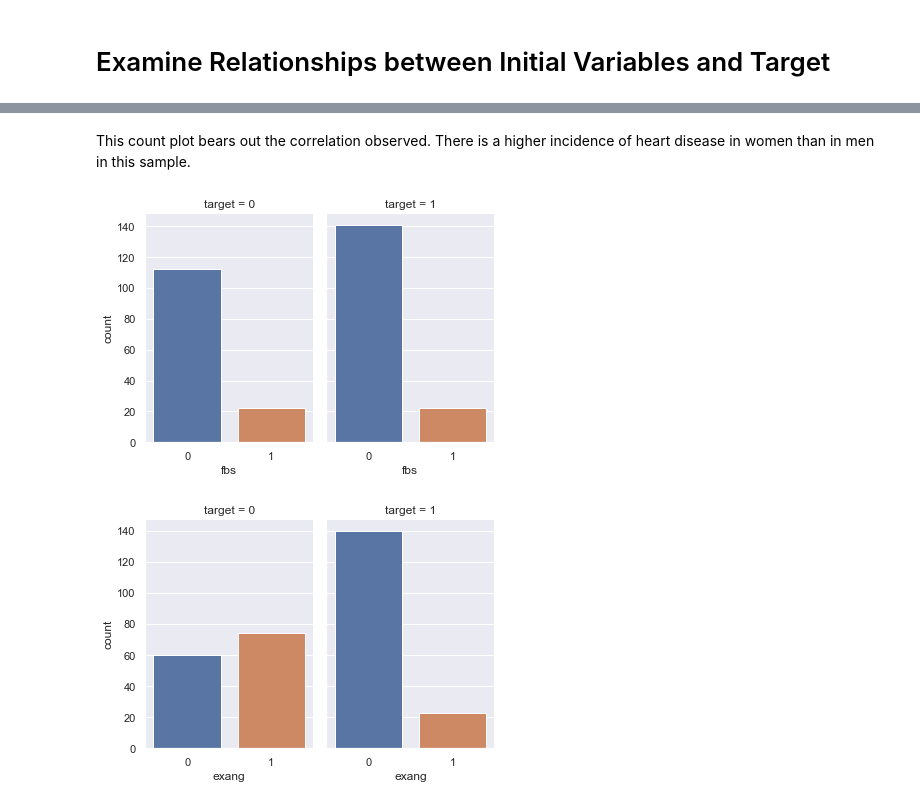
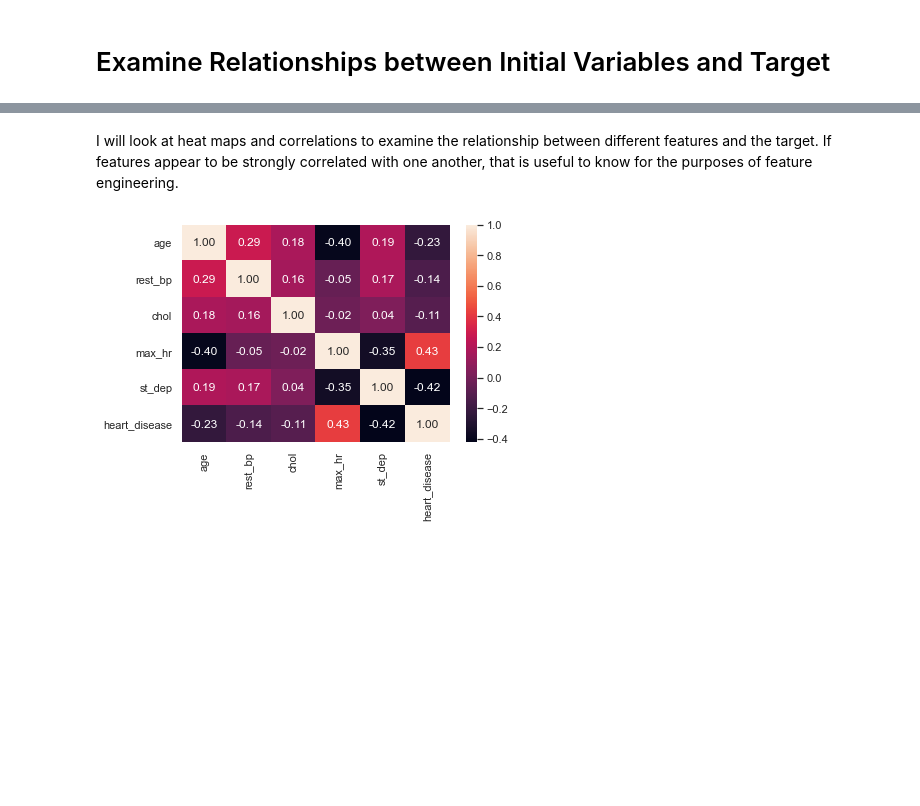
Before and after one commit to sfreymiller/Heart_Disease_EDA, a Jupyter notebook: Heart_Disease_EDA.ipynb, the cells around one changed output, grey strips where cells are left out. Cells and saved outputs as stored; diff of their text form; code cells hidden in the pictures; blank space fills up the shorter version.

```diff
--- a/Heart_Disease_EDA.ipynb
+++ b/Heart_Disease_EDA.ipynb
@@ -255,18 +232,10 @@ ax = sns.catplot(x="sex", col="target",
-# %% [markdown]
-This count plot bears out the correlation observed. There is a higher incidence of heart disease in women than in men in this sample.
-# %%
-# Count plots of fasting blood sugar (1 = fbs > 120 mg/dl) and whether or not someone has heart disease (1 = yes, 0 = no)
-
-ax = sns.catplot(x="fbs", col="target",
-                data=heart_data, kind="count",
-                height=4, aspect=.7)
-# %% [output]
-[figure, removed]
-# %%
-# Count plots of exercise induced angina (1 = yes) and whether or not someone has heart disease (1 = yes, 0 = no)
-
-ax = sns.catplot(x="exang", col="target",
-                data=heart_data, kind="count",
-                height=4, aspect=.7)
-# %% [output]
-[figure, removed]
+# %% [markdown]
+I will look at heat maps and correlations to examine the relationship between different features and the target. If features appear to be strongly correlated with one another, that is useful to know for the purposes of feature engineering.
+# %%
+# Heat map of continuous variables and their relationship to the target, heart disease
+
+list1 = ["age", "rest_bp", "chol", "max_hr", "st_dep", "heart_disease"]
+sns.heatmap(heart_data[list1].corr(), annot = True, fmt = ".2f")
+plt.show()
+# %% [output]
+[figure, added]
```
Also changed, not shown: parts of 52 cells of this notebook.
